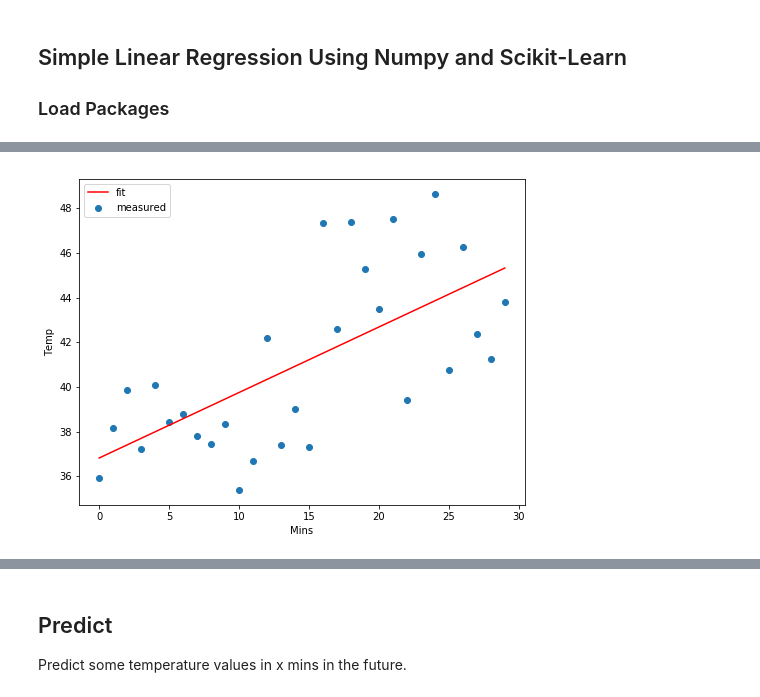
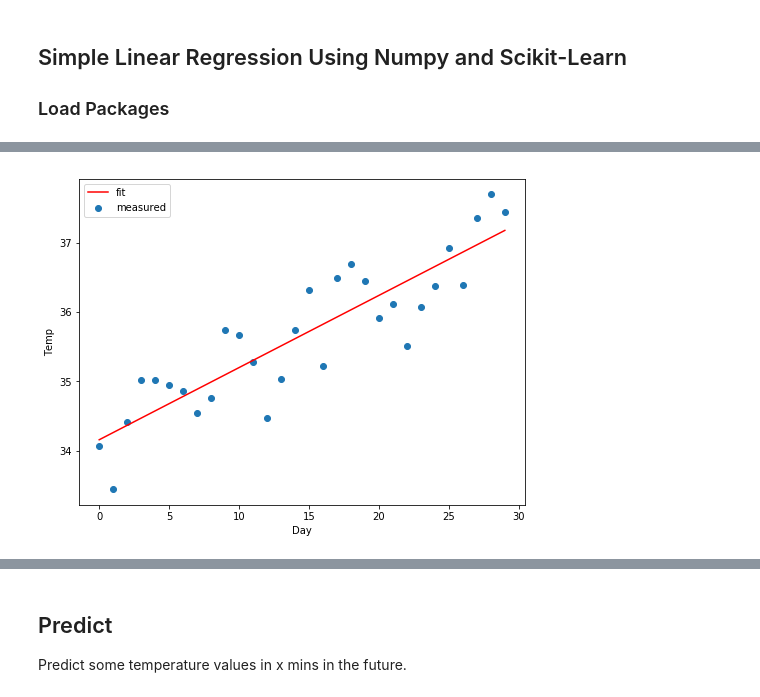
Before and after one commit to eanunez/tutorials, a Jupyter notebook: Simple Linear Regression.ipynb, the cells around one changed output, grey strips where cells are left out. Drawn from its saved outputs; the diff is of its cells as text; code cells hidden in the pictures.

```diff
--- a/Simple Linear Regression.ipynb
+++ b/Simple Linear Regression.ipynb
@@ -11,4 +13,4 @@ Create random temperature values over some mins period.
 # %%
-mins = np.arange(30)
-delta = np.random.uniform(32, 45, size=(mins.shape[0], ))
-temps = .2 * mins + delta
+days = np.arange(30)
+delta = np.random.uniform(1, 3, size=(days.shape[0], ))
+temps = 32 + delta + .1*days
@@ -26,17 +37,17 @@ Text(0.5,0,'Mins')
 # %%
-slope, intercept = np.polyfit(mins, temps, deg=1) # set deg 1 for linear.
+slope, intercept = np.polyfit(days, temps, deg=1) # set deg 1 for linear.
 # calculate fitted line
-fit = intercept + slope*mins
+fit = intercept + slope*days
 
 # Plot fitted line
 fig, ax = plt.subplots(figsize=(8, 6))
-ax.scatter(mins, temps, label='measured')
-ax.plot(mins, fit, 'r-', label='fit')
+ax.scatter(days, temps, label='measured')
+ax.plot(days, fit, 'r-', label='fit')
 ax.set_ylabel('Temp')
-ax.set_xlabel('Mins')
+ax.set_xlabel('Day')
 plt.legend()
 plt.show()
 # %% [output]
-[figure, old version]
+[figure, new version]
 # %% [markdown]
 ## Fitting with Scikit-Learn
```
Also changed, not shown: parts of 12 cells of this notebook.
